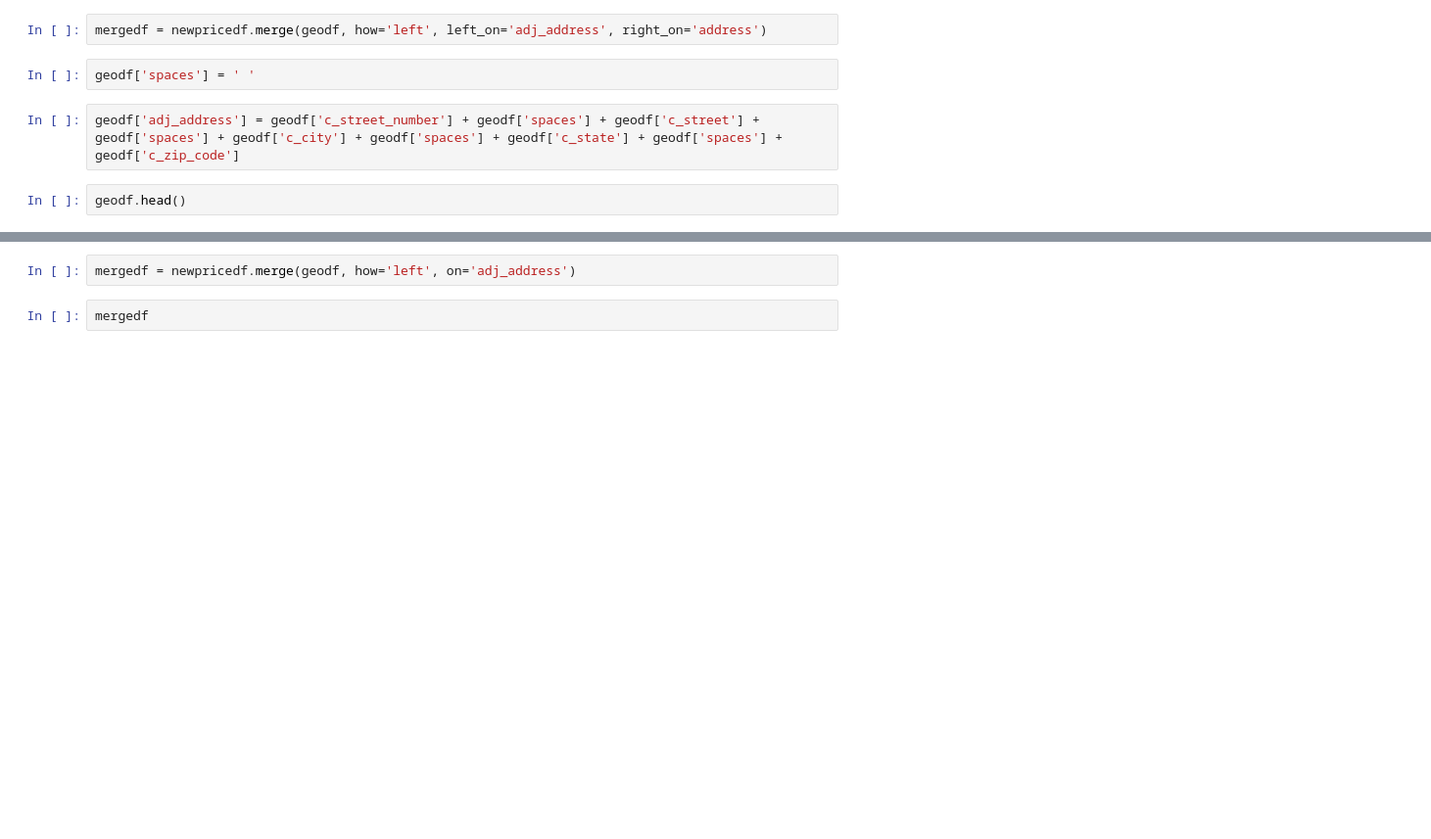
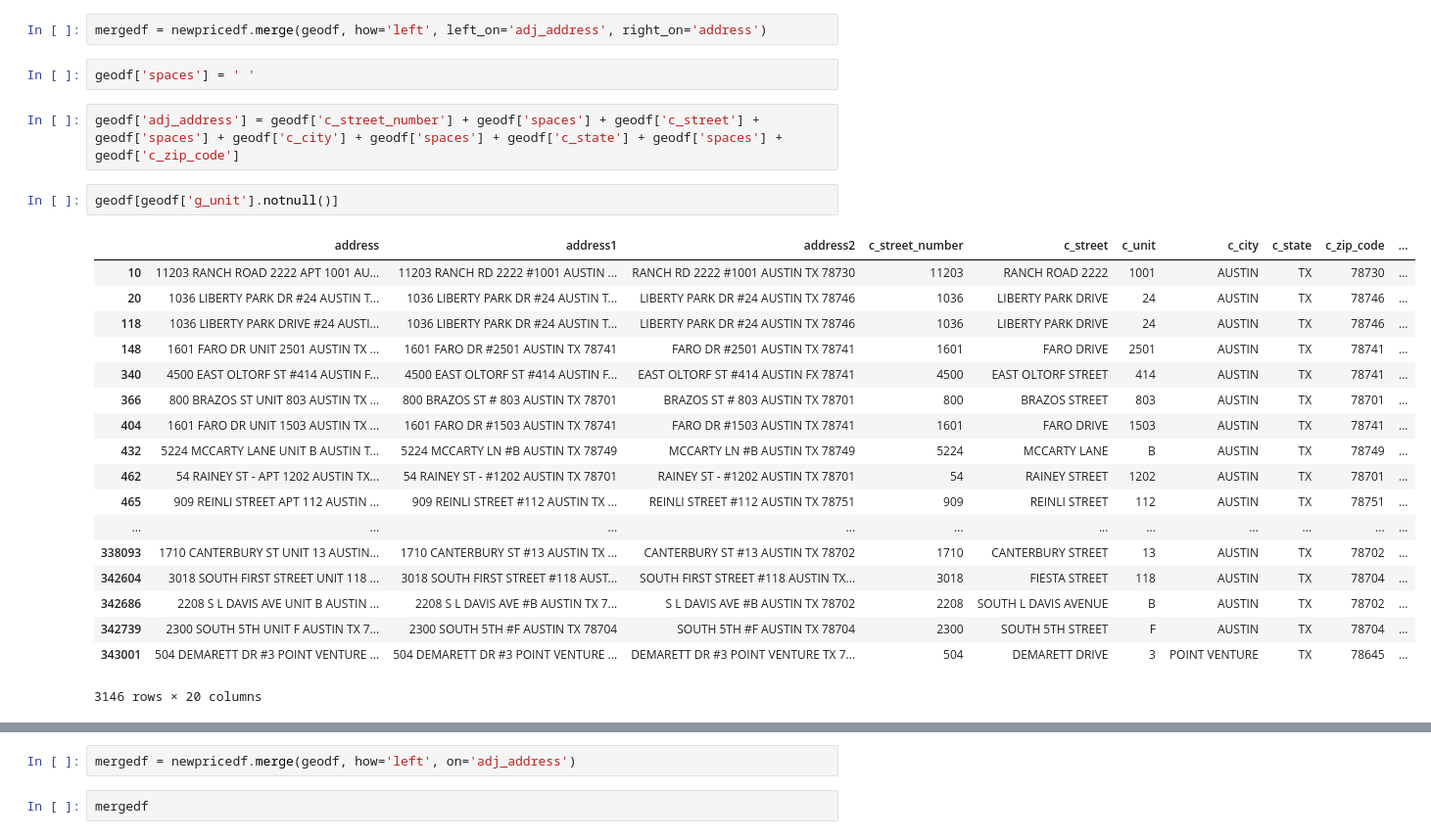
Before and after one commit to AustinMadert/real_estate_opportunity_lih, a Jupyter notebook: data_munging.ipynb, the cells around one changed output, grey strips where cells are left out. Shown at 98% size. Saved outputs shown, nothing was run; the diff lists cells and outputs as text; blank space fills up the shorter version.

```diff
--- a/data_munging.ipynb
+++ b/data_munging.ipynb
@@ -97,5 +168,24 @@ mergedf = newpricedf.merge(geodf, how='left', left_on='adj_address', right_on='a
 geodf['spaces'] = ' '
 # %%
 geodf['adj_address'] = geodf['c_street_number'] + geodf['spaces'] + geodf['c_street'] + geodf['spaces'] + geodf['c_city'] + geodf['spaces'] + geodf['c_state'] + geodf['spaces'] + geodf['c_zip_code']
-# %%
-geodf.head()
+# %%
+geodf[geodf['g_unit'].notnull()]
+# %% [output]
+|  | address | address1 | address2 | c_street_number | c_street | c_unit | c_city | c_state | c_zip_code | ... |
+| 10 | 11203 RANCH ROAD 2222 APT 1001 AU... | 11203 RANCH RD 2222 #1001 AUSTIN ... | RANCH RD 2222 #1001 AUSTIN TX 78730 | 11203 | RANCH ROAD 2222 | 1001 | AUSTIN | TX | 78730 | ... |
+| 20 | 1036 LIBERTY PARK DR #24 AUSTIN T... | 1036 LIBERTY PARK DR #24 AUSTIN T... | LIBERTY PARK DR #24 AUSTIN TX 78746 | 1036 | LIBERTY PARK DRIVE | 24 | AUSTIN | TX | 78746 | ... |
+| 118 | 1036 LIBERTY PARK DRIVE #24 AUSTI... | 1036 LIBERTY PARK DR #24 AUSTIN T... | LIBERTY PARK DR #24 AUSTIN TX 78746 | 1036 | LIBERTY PARK DRIVE | 24 | AUSTIN | TX | 78746 | ... |
+| 148 | 1601 FARO DR UNIT 2501 AUSTIN TX ... | 1601 FARO DR #2501 AUSTIN TX 78741 | FARO DR #2501 AUSTIN TX 78741 | 1601 | FARO DRIVE | 2501 | AUSTIN | TX | 78741 | ... |
+| 340 | 4500 EAST OLTORF ST #414 AUSTIN F... | 4500 EAST OLTORF ST #414 AUSTIN F... | EAST OLTORF ST #414 AUSTIN FX 78741 | 4500 | EAST OLTORF STREET | 414 | AUSTIN | TX | 78741 | ... |
+| 366 | 800 BRAZOS ST UNIT 803 AUSTIN TX ... | 800 BRAZOS ST # 803 AUSTIN TX 78701 | BRAZOS ST # 803 AUSTIN TX 78701 | 800 | BRAZOS STREET | 803 | AUSTIN | TX | 78701 | ... |
+| 404 | 1601 FARO DR UNIT 1503 AUSTIN TX ... | 1601 FARO DR #1503 AUSTIN TX 78741 | FARO DR #1503 AUSTIN TX 78741 | 1601 | FARO DRIVE | 1503 | AUSTIN | TX | 78741 | ... |
+| 432 | 5224 MCCARTY LANE UNIT B AUSTIN T... | 5224 MCCARTY LN #B AUSTIN TX 78749 | MCCARTY LN #B AUSTIN TX 78749 | 5224 | MCCARTY LANE | B | AUSTIN | TX | 78749 | ... |
+| 462 | 54 RAINEY ST - APT 1202 AUSTIN TX... | 54 RAINEY ST - #1202 AUSTIN TX 78701 | RAINEY ST - #1202 AUSTIN TX 78701 | 54 | RAINEY STREET | 1202 | AUSTIN | TX | 78701 | ... |
+| 465 | 909 REINLI STREET APT 112 AUSTIN ... | 909 REINLI STREET #112 AUSTIN TX ... | REINLI STREET #112 AUSTIN TX 78751 | 909 | REINLI STREET | 112 | AUSTIN | TX | 78751 | ... |
+| ... | ... | ... | ... | ... | ... | ... | ... | ... | ... | ... |
+| 338093 | 1710 CANTERBURY ST UNIT 13 AUSTIN... | 1710 CANTERBURY ST #13 AUSTIN TX ... | CANTERBURY ST #13 AUSTIN TX 78702 | 1710 | CANTERBURY STREET | 13 | AUSTIN | TX | 78702 | ... |
+| 342604 | 3018 SOUTH FIRST STREET UNIT 118 ... | 3018 SOUTH FIRST STREET #118 AUST... | SOUTH FIRST STREET #118 AUSTIN TX... | 3018 | FIESTA STREET | 118 | AUSTIN | TX | 78704 | ... |
+| 342686 | 2208 S L DAVIS AVE UNIT B AUSTIN ... | 2208 S L DAVIS AVE #B AUSTIN TX 7... | S L DAVIS AVE #B AUSTIN TX 78702 | 2208 | SOUTH L DAVIS AVENUE | B | AUSTIN | TX | 78702 | ... |
+| 342739 | 2300 SOUTH 5TH UNIT F AUSTIN TX 7... | 2300 SOUTH 5TH #F AUSTIN TX 78704 | SOUTH 5TH #F AUSTIN TX 78704 | 2300 | SOUTH 5TH STREET | F | AUSTIN | TX | 78704 | ... |
+| 343001 | 504 DEMARETT DR #3 POINT VENTURE ... | 504 DEMARETT DR #3 POINT VENTURE ... | DEMARETT DR #3 POINT VENTURE TX 7... | 504 | DEMARETT DRIVE | 3 | POINT VENTURE | TX | 78645 | ... |
+3146 rows × 20 columns
```
Also changed, not shown: parts of 14 cells of this notebook, 2 other files.
